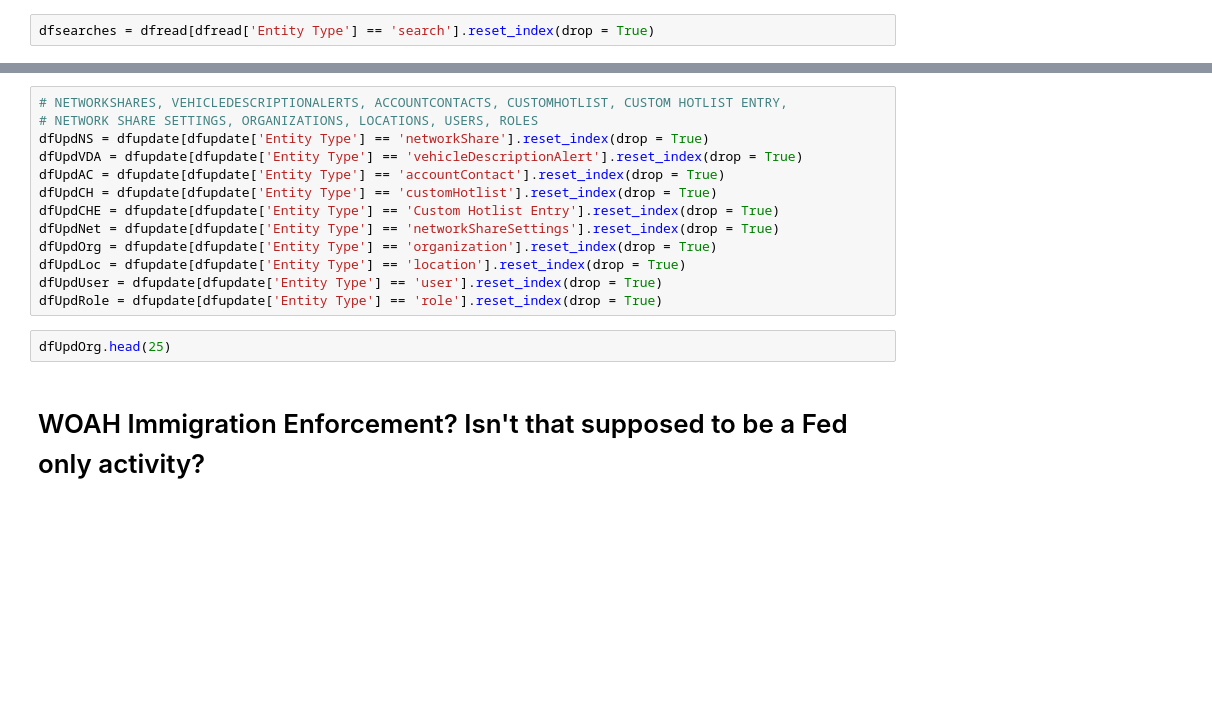
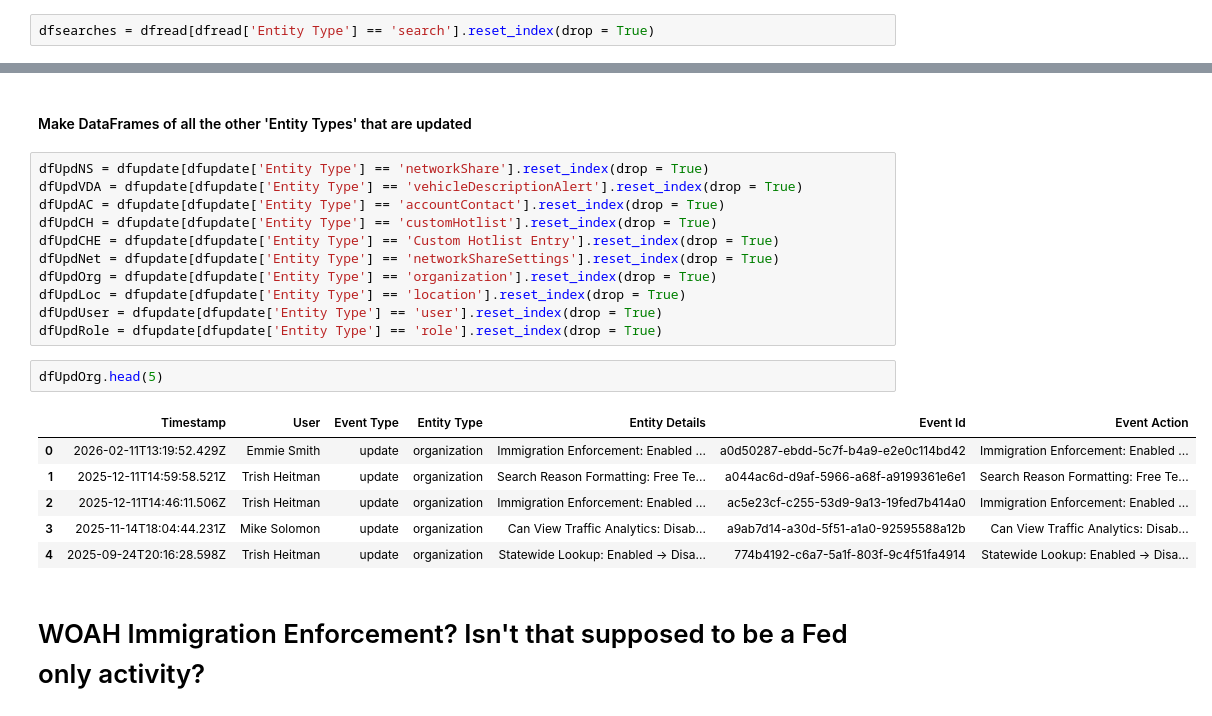
Before and after one commit to condorairlines/GTFO_CR, a Jupyter notebook: analysis.ipynb, the cells around one changed output, grey strips where cells are left out. Drawn from its saved outputs; the diff is of its cells as text; blank space fills up the shorter version.

```diff
--- a/analysis.ipynb
+++ b/analysis.ipynb
@@ -289,6 +399,6 @@ dfupdate['Entity Type'].value_counts()
+# %% [markdown]
+#### Make DataFrames of all the other 'Entity Types' that are updated
 # %%
-# NETWORKSHARES, VEHICLEDESCRIPTIONALERTS, ACCOUNTCONTACTS, CUSTOMHOTLIST, CUSTOM HOTLIST ENTRY,
-# NETWORK SHARE SETTINGS, ORGANIZATIONS, LOCATIONS, USERS, ROLES
 dfUpdNS = dfupdate[dfupdate['Entity Type'] == 'networkShare'].reset_index(drop = True)
 dfUpdVDA = dfupdate[dfupdate['Entity Type'] == 'vehicleDescriptionAlert'].reset_index(drop = True)
 dfUpdAC = dfupdate[dfupdate['Entity Type'] == 'accountContact'].reset_index(drop = True)
@@ -300,7 +410,14 @@ dfUpdLoc = dfupdate[dfupdate['Entity Type'] == 'location'].reset_index(drop = Tr
 dfUpdUser = dfupdate[dfupdate['Entity Type'] == 'user'].reset_index(drop = True)
 dfUpdRole = dfupdate[dfupdate['Entity Type'] == 'role'].reset_index(drop = True)
 # %%
-dfUpdOrg.head(25)
+dfUpdOrg.head(5)
+# %% [output]
+|  | Timestamp | User | Event Type | Entity Type | Entity Details | Event Id | Event Action |
+| 0 | 2026-02-11T13:19:52.429Z | Emmie Smith | update | organization | Immigration Enforcement: Enabled ... | a0d50287-ebdd-5c7f-b4a9-e2e0c114bd42 | Immigration Enforcement: Enabled ... |
+| 1 | 2025-12-11T14:59:58.521Z | Trish Heitman | update | organization | Search Reason Formatting: Free Te... | a044ac6d-d9af-5966-a68f-a9199361e6e1 | Search Reason Formatting: Free Te... |
+| 2 | 2025-12-11T14:46:11.506Z | Trish Heitman | update | organization | Immigration Enforcement: Enabled ... | ac5e23cf-c255-53d9-9a13-19fed7b414a0 | Immigration Enforcement: Enabled ... |
+| 3 | 2025-11-14T18:04:44.231Z | Mike Solomon | update | organization | Can View Traffic Analytics: Disab... | a9ab7d14-a30d-5f51-a1a0-92595588a12b | Can View Traffic Analytics: Disab... |
+| 4 | 2025-09-24T20:16:28.598Z | Trish Heitman | update | organization | Statewide Lookup: Enabled -> Disa... | 774b4192-c6a7-5a1f-803f-9c4f51fa4914 | Statewide Lookup: Enabled -> Disa... |
 # %% [markdown]
 # WOAH Immigration Enforcement? Isn't that supposed to be a Fed only activity?
 # %%
```
Also changed, not shown: parts of 56 cells of this notebook.
